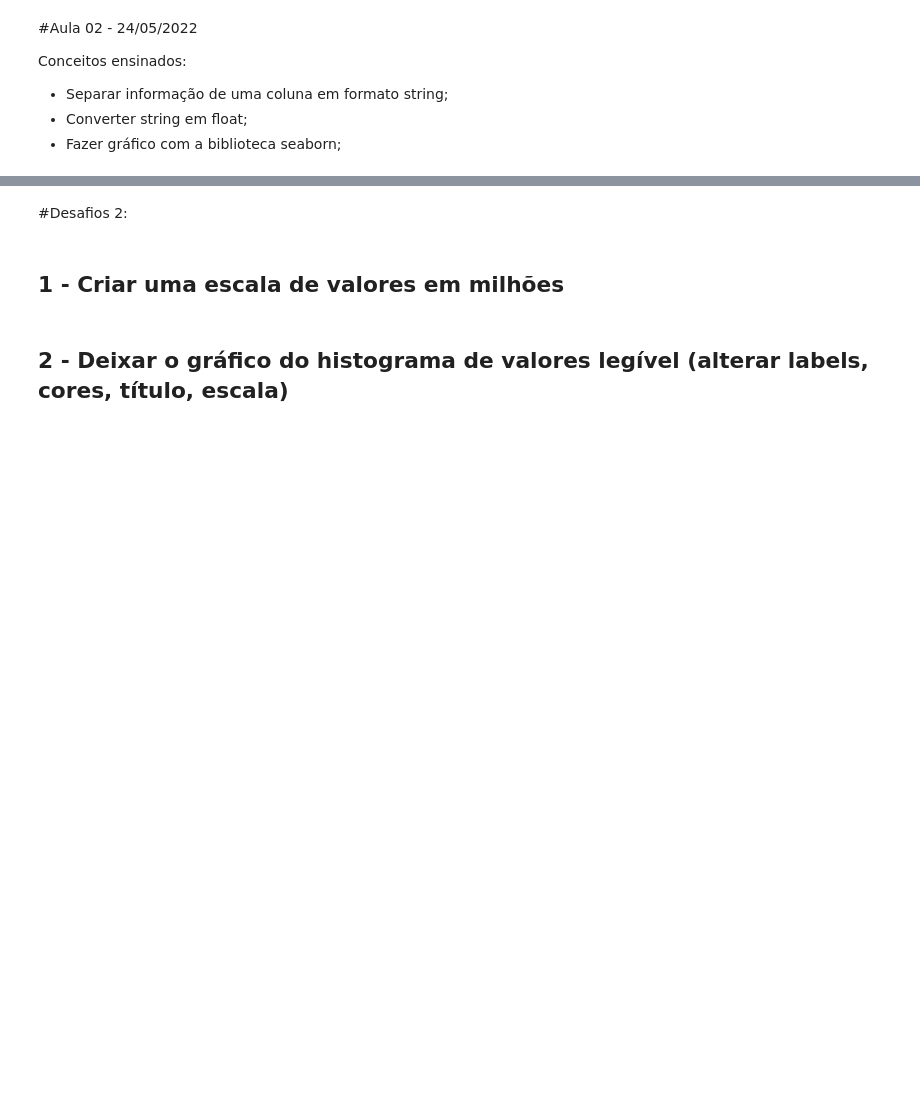
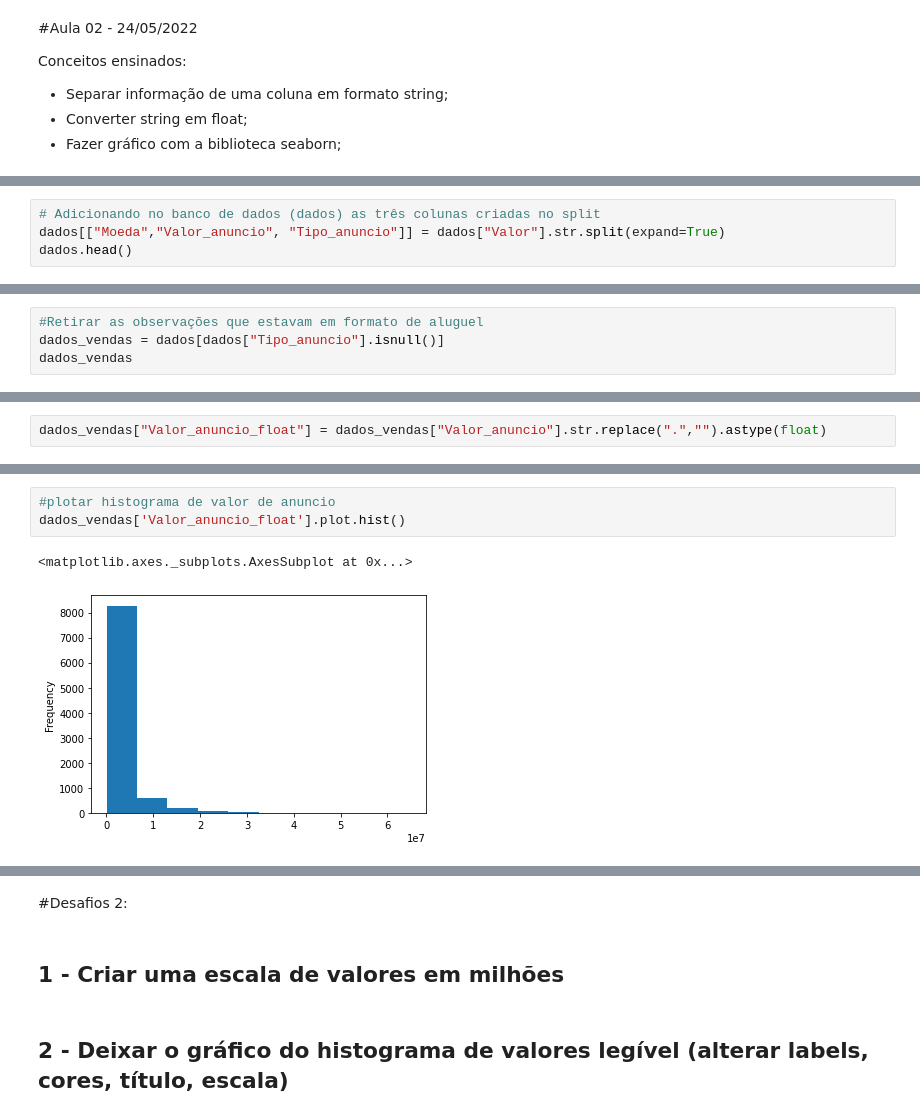
Before and after one commit to wertonr/Estudos, a Jupyter notebook: Alura_Imersao_dados_4.ipynb, the cells around one changed output, grey strips where cells are left out. Saved outputs shown, nothing was run; the diff lists cells and outputs as text; blank space fills up the shorter version.

```diff
--- a/Alura_Imersao_dados_4.ipynb
+++ b/Alura_Imersao_dados_4.ipynb
@@ -230,0 +347,4 @@ Conceitos ensinados:
+# %%
+# Adicionando no banco de dados (dados) as três colunas criadas no split
+dados[["Moeda","Valor_anuncio", "Tipo_anuncio"]] = dados["Valor"].str.split(expand=True)
+dados.head()
@@ -230,0 +358,4 @@ Conceitos ensinados:
+# %%
+#Retirar as observações que estavam em formato de aluguel
+dados_vendas = dados[dados["Tipo_anuncio"].isnull()]
+dados_vendas
@@ -230,0 +414,2 @@ Conceitos ensinados:
+# %%
+dados_vendas["Valor_anuncio_float"] = dados_vendas["Valor_anuncio"].str.replace(".","").astype(float)
@@ -230,0 +444,6 @@ Conceitos ensinados:
+# %%
+#plotar histograma de valor de anuncio
+dados_vendas['Valor_anuncio_float'].plot.hist()
+# %% [output]
+<matplotlib.axes._subplots.AxesSubplot at 0x...>
+[figure, added]
```
Also changed, not shown: parts of 27 cells of this notebook.
